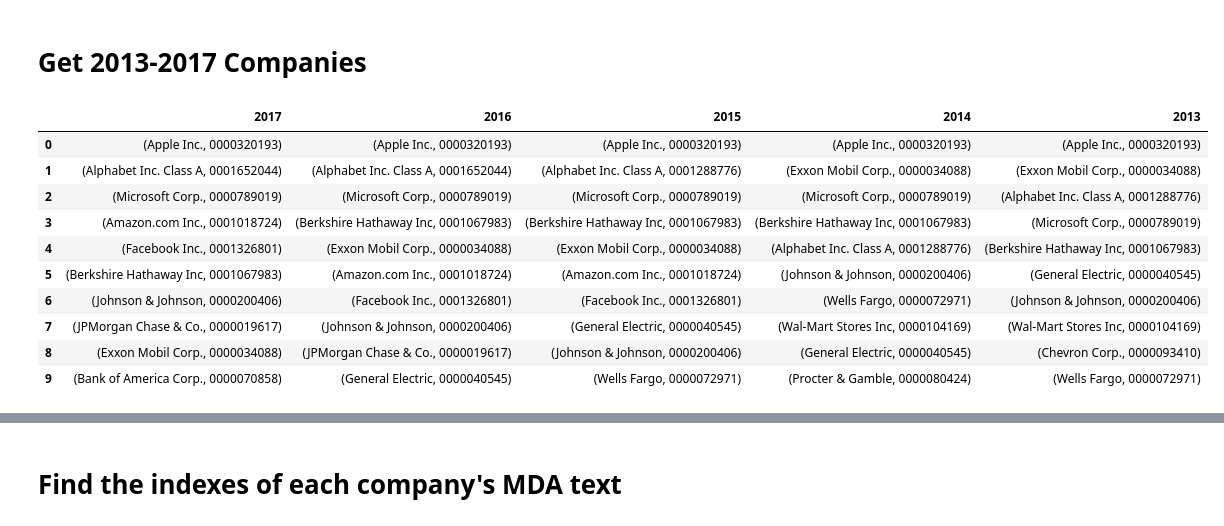
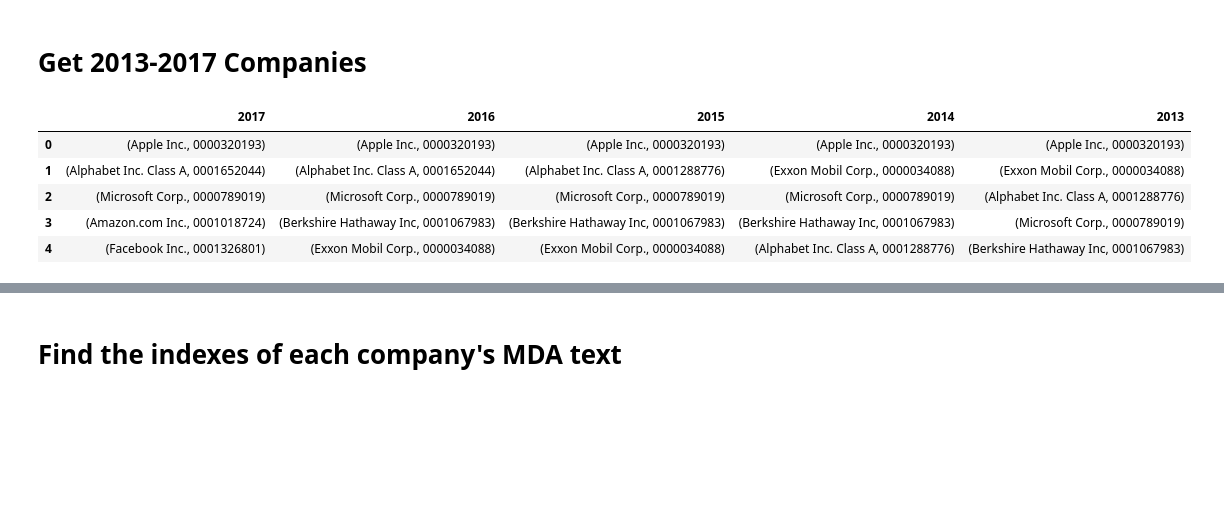
Before and after one commit to davepalazzo/Sentiment_Analysis_S-P_500, a Jupyter notebook: dfTop10.1.ipynb, the cells around one changed output, grey strips where cells are left out. Drawn from its saved outputs; the diff is of its cells as text; code cells hidden in the pictures; blank space fills up the shorter version.

```diff
--- a/dfTop10.1.ipynb
+++ b/dfTop10.1.ipynb
@@ -23,13 +16 @@ def extractTable(soup):
-# %%
-tbl = extractTable(soup)
-# Remove companies 1980-1999
-Lst = tbl[200:]
-
-def getComp(Lst):
-    return [Lst[i::10] for i in range(10)]
-# Yield successive n-sized
-def divide_chunks(Lst, n):
-
-    for i in range(0, len(Lst), n):
-        yield Lst[i:i + n]
 # %%
@@ -136,26 +121,21 @@ CIK_man = {'Alphabet Inc. Class A':'0001652044','Berkshire Hathaway Inc':'000106
 # %%
 # returns an array of each companies CIK number
 for year in top10_2017:
     for i in range(len(top10_2017[year])):
         if top10_2017[year][i].strip(string.punctuation) in CIK_num:
             top10_2017[year][i] = (top10_2017[year][i],CIK_num[top10_2017[year][i].strip(string.punctuation)])
         elif int(year) < 2016 and top10_2017[year][i] == 'Alphabet Inc. Class A':
             top10_2017[year][i] = (top10_2017[year][i],'0001288776')
         elif top10_2017[year][i] in CIK_man:
             top10_2017[year][i] = (top10_2017[year][i],CIK_man[top10_2017[year][i]])
         else:
             top10_2017[year][i] = (top10_2017[year][i], None)
-top10_2017
+top10_2017.head()
 # %% [output]
 |  | 2017 | 2016 | 2015 | 2014 | 2013 |
 | 0 | (Apple Inc., 0000320193) | (Apple Inc., 0000320193) | (Apple Inc., 0000320193) | (Apple Inc., 0000320193) | (Apple Inc., 0000320193) |
 | 1 | (Alphabet Inc. Class A, 0001652044) | (Alphabet Inc. Class A, 0001652044) | (Alphabet Inc. Class A, 0001288776) | (Exxon Mobil Corp., 0000034088) | (Exxon Mobil Corp., 0000034088) |
 | 2 | (Microsoft Corp., 0000789019) | (Microsoft Corp., 0000789019) | (Microsoft Corp., 0000789019) | (Microsoft Corp., 0000789019) | (Alphabet Inc. Class A, 0001288776) |
 | 3 | (Amazon.com Inc., 0001018724) | (Berkshire Hathaway Inc, 0001067983) | (Berkshire Hathaway Inc, 0001067983) | (Berkshire Hathaway Inc, 0001067983) | (Microsoft Corp., 0000789019) |
 | 4 | (Facebook Inc., 0001326801) | (Exxon Mobil Corp., 0000034088) | (Exxon Mobil Corp., 0000034088) | (Alphabet Inc. Class A, 0001288776) | (Berkshire Hathaway Inc, 0001067983) |
-| 5 | (Berkshire Hathaway Inc, 0001067983) | (Amazon.com Inc., 0001018724) | (Amazon.com Inc., 0001018724) | (Johnson & Johnson, 0000200406) | (General Electric, 0000040545) |
-| 6 | (Johnson & Johnson, 0000200406) | (Facebook Inc., 0001326801) | (Facebook Inc., 0001326801) | (Wells Fargo, 0000072971) | (Johnson & Johnson, 0000200406) |
-| 7 | (JPMorgan Chase & Co., 0000019617) | (Johnson & Johnson, 0000200406) | (General Electric, 0000040545) | (Wal-Mart Stores Inc, 0000104169) | (Wal-Mart Stores Inc, 0000104169) |
-| 8 | (Exxon Mobil Corp., 0000034088) | (JPMorgan Chase & Co., 0000019617) | (Johnson & Johnson, 0000200406) | (General Electric, 0000040545) | (Chevron Corp., 0000093410) |
-| 9 | (Bank of America Corp., 0000070858) | (General Electric, 0000040545) | (Wells Fargo, 0000072971) | (Procter & Gamble, 0000080424) | (Wells Fargo, 0000072971) |
 # %%
```
Also changed, not shown: parts of 15 cells of this notebook, 3 other files.
